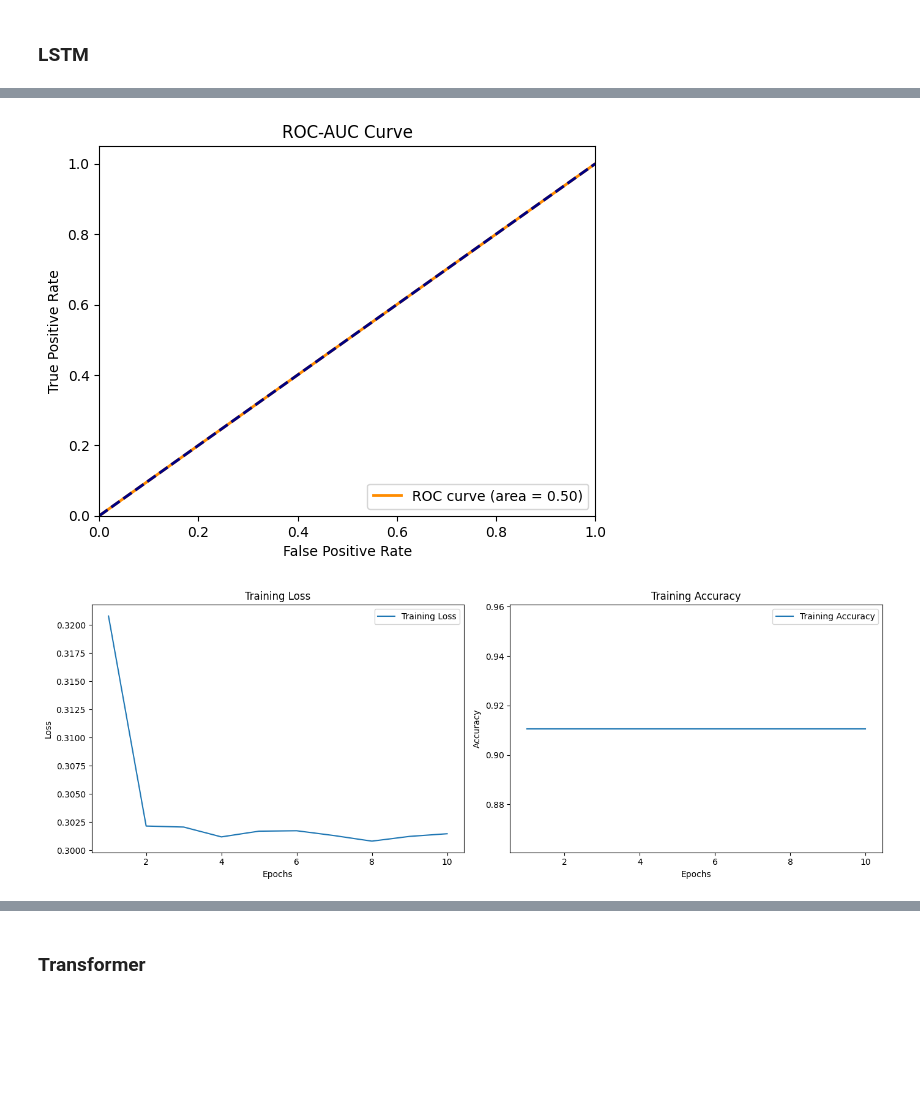
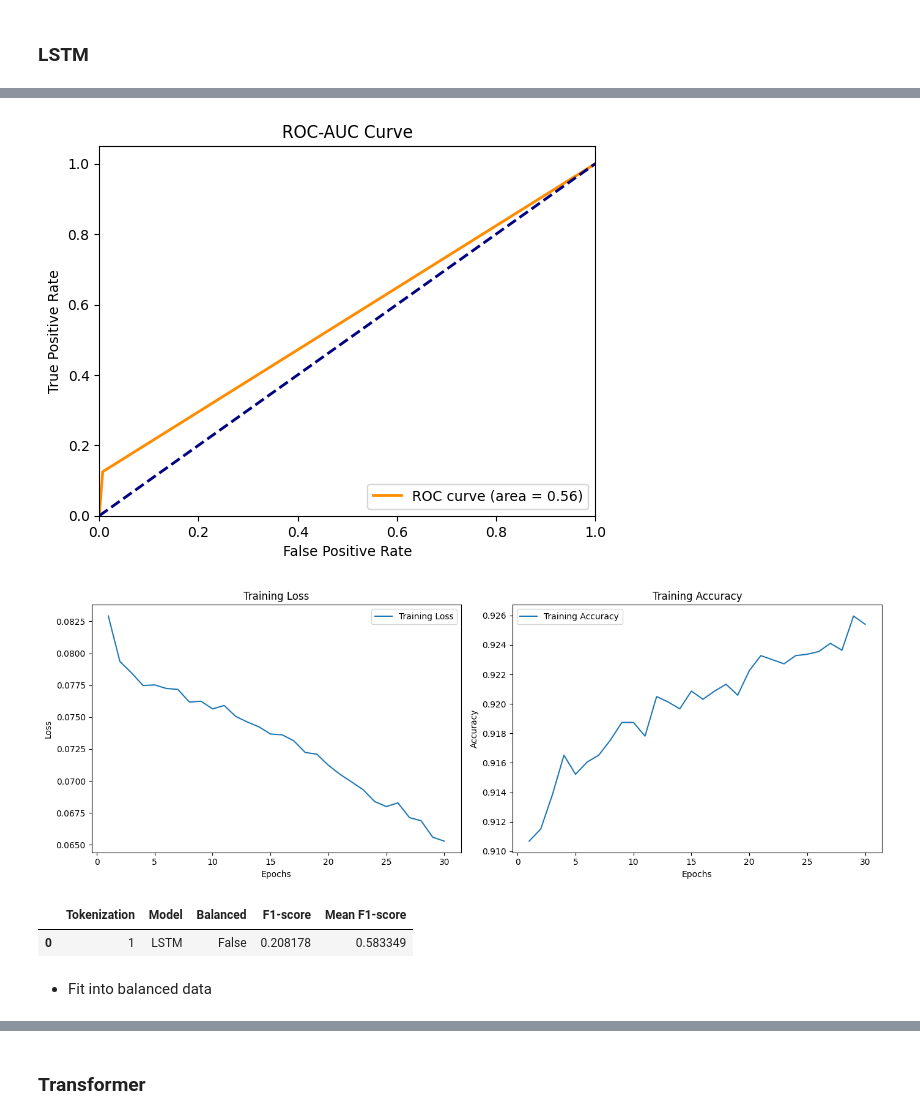
Before and after one commit to konstantinosmpouros/Bioinforming_the_youth_Hackathon, a Jupyter notebook: Protein analysis - Modeling.ipynb, the cells around one changed output, grey strips where cells are left out. Saved outputs shown, nothing was run; the diff lists cells and outputs as text; code cells hidden in the pictures; blank space fills up the shorter version.

```diff
--- a/Protein analysis - Modeling.ipynb
+++ b/Protein analysis - Modeling.ipynb
@@ -498,7 +673,7 @@ lstms2 = LSTM(20, name='LSTM_layer_2', return_sequences=True)(x)
 x = Dropout(0.1)(lstms1)
 lstms3 = LSTM(20, name='LSTM_layer_3')(x)
 
-dense1 = Dense(10, activation='relu', name='Dense_1')(lstms3)
-dense2 = Dense(5, activation='relu', name='Dense_2')(dense1)
+dense1 = Dense(50, activation='relu', name='Dense_1')(lstms3)
+dense2 = Dense(20, activation='relu', name='Dense_2')(dense1)
 
-outputs = Dense(1, activation=tf.keras.activations.hard_sigmoid, name='Output')(dense2)
+outputs = Dense(1, activation=tf.keras.activations.sigmoid, name='Output')(dense2)
@@ -520,4 +680,4 @@ Your kernel may have been built without NUMA support.
 # %%
-model_1 = Model(inputs=inputs, outputs=outputs)
-model_1.summary()
+LSTM_model_1 = Model(inputs=inputs, outputs=outputs)
+LSTM_model_1.summary()
 # %% [output]
@@ -539,4 +699,6 @@ Trainable params: 46431 (181.37 KB)
 Non-trainable params: 0 (0.00 Byte)
 _________________________________________________________________
 # %%
-model_1.compile(optimizer=tf.keras.optimizers.Adamax(), loss=tf.keras.losses.binary_crossentropy, metrics=['accuracy'])
+LSTM_model_1.compile(optimizer=tf.keras.optimizers.AdamW(),
+                     loss='binary_focal_crossentropy',
+                     metrics=['accuracy'])
@@ -543,3 +707,3 @@ model_1.compile(optimizer=tf.keras.optimizers.Adamax(), loss=tf.keras.losses.bin
 # %%
-history = model_1.fit(sequences_1p_train, labels_1p_train, epochs=10, batch_size=25)
+history = LSTM_model_1.fit(sequences_1p_train, labels_1p_train, epochs=30, batch_size=25)
 # %% [output]
@@ -596,8 +753,16 @@ hf.conf_matrix(labels_1p_test, predictions, '1_pair/1p_lstm_baseline_cm')
 # %%
-hf.roc_auc_curve(labels_1p_test, predictions, '1_pair/1p_lstm_baseline_roc_auc')
+hf.roc_auc_curve(labels_1p_test, predictions, '1_pair/LSTM/lstm_inbalanced_roc_auc')
 # %% [output]
-[figure, old version]
+[figure, new version]
 # %%
-hf.plot_history(history)
+hf.plot_history(history, '1_pair/LSTM/lstm_inbalanced_history')
 # %% [output]
-[figure, old version]
+[figure, new version]
+# %%
+results_df.loc[len(results_df)] = ['1', 'LSTM', False, hf.f1(labels_1p_test, predictions), hf.mean_f1(labels_1p_test, predictions)]
+results_df
+# %% [output]
+|  | Tokenization | Model | Balanced | F1-score | Mean F1-score |
+| 0 | 1 | LSTM | False | 0.208178 | 0.583349 |
+# %% [markdown]
+* Fit into balanced data
```
Also changed, not shown: parts of 148 cells of this notebook, 28 other files.
